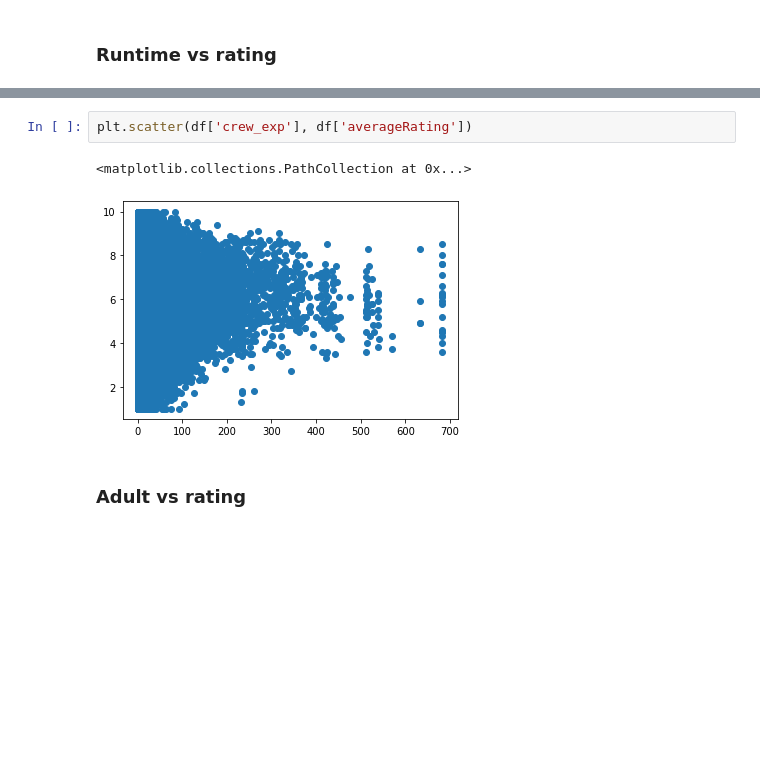
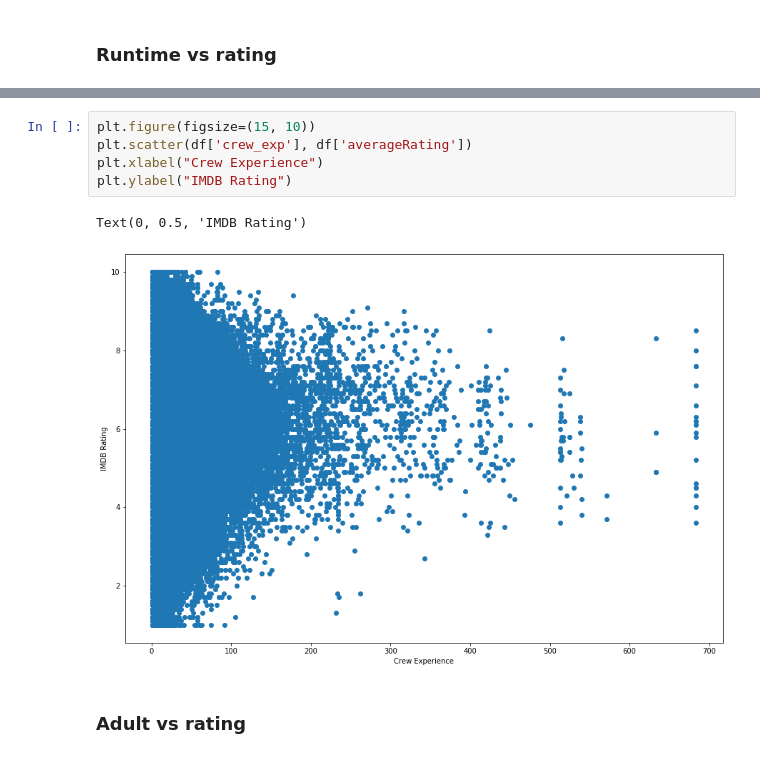
Before and after one commit to tanmaygadgil/imdb-analysis, a Jupyter notebook: EDA.ipynb, the cells around one changed output, grey strips where cells are left out. Saved outputs shown, nothing was run; the diff lists cells and outputs as text; blank space fills up the shorter version.

```diff
--- a/EDA.ipynb
+++ b/EDA.ipynb
@@ -99,8 +148,11 @@ plt.scatter(df['cast_exp'], df['averageRating'])
 # %%
+plt.figure(figsize=(15, 10))
 plt.scatter(df['crew_exp'], df['averageRating'])
+plt.xlabel("Crew Experience")
+plt.ylabel("IMDB Rating")
 # %% [output]
-<matplotlib.collections.PathCollection at 0x...>
+Text(0, 0.5, 'IMDB Rating')
-[figure, old version]
+[figure, new version]
 # %% [markdown]
 ### Adult vs rating
 # %%
```
Also changed, not shown: parts of 20 cells of this notebook, 4 other files.
